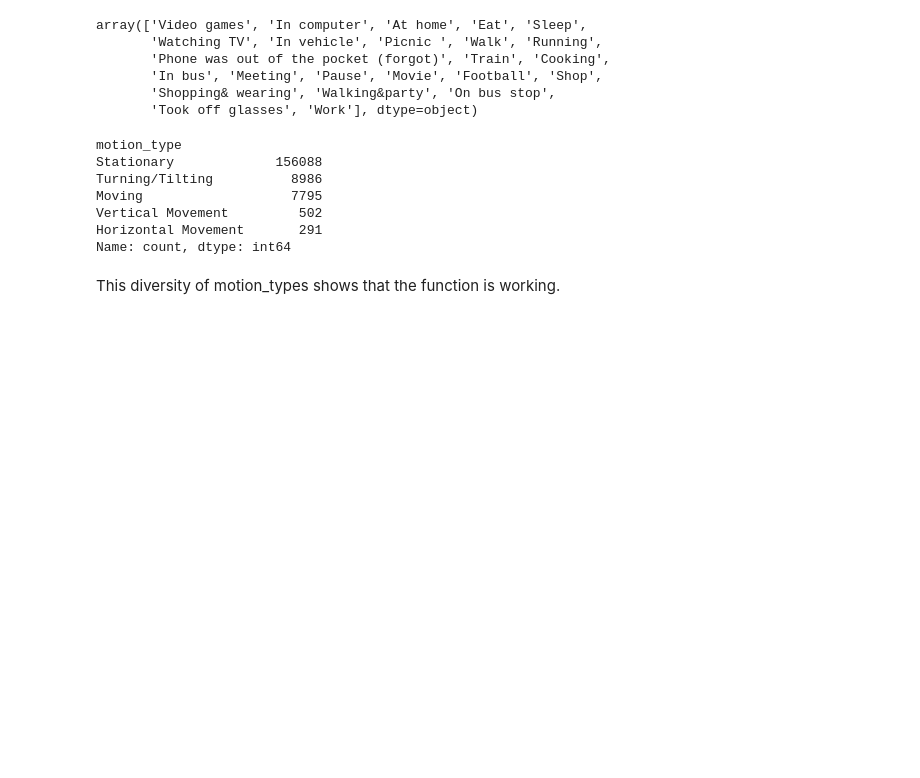
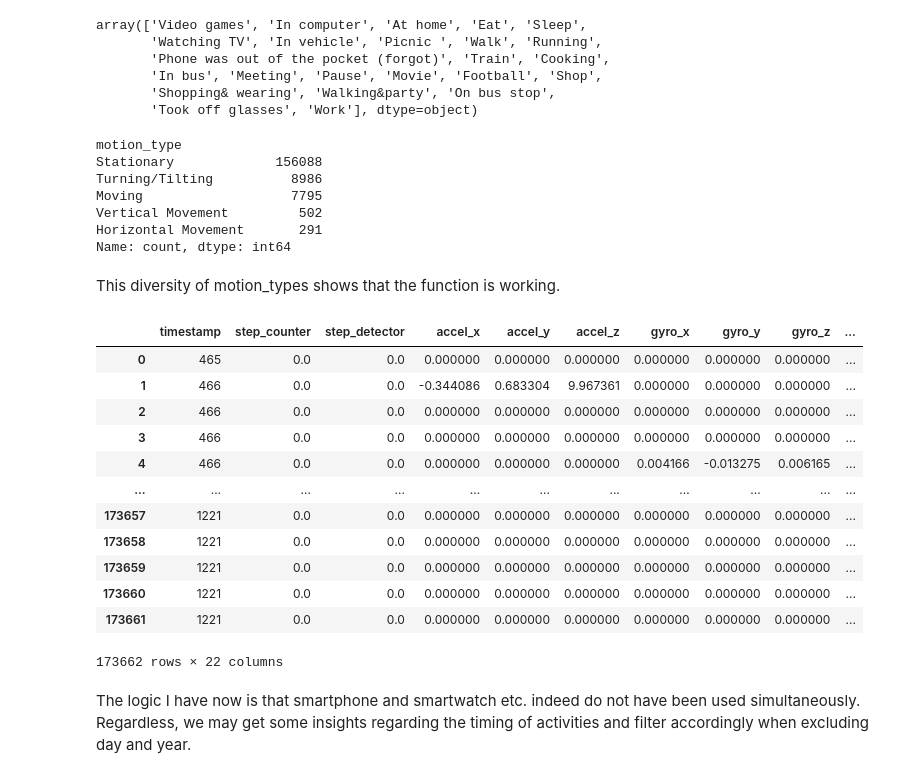
Before and after one commit to twotango/messenger, a Jupyter notebook: Research/Weeks/Week_14/Week_14.ipynb, the cells around one changed output. Drawn from its saved outputs; the diff is of its cells as text; code cells hidden in the pictures; blank space fills up the shorter version.

Commit message:
Model Training
Instead of searching for exact same timestamp, I figured it could make sense to look out for same hours and minutes in terms of daily time-activity context.

```diff
--- a/Research/Weeks/Week_14/Week_14.ipynb
+++ b/Research/Weeks/Week_14/Week_14.ipynb
@@ -204,3 +205,27 @@ Horizontal Movement       291
 Name: count, dtype: int64
 # %% [markdown]
 This diversity of motion_types shows that the function is working.
+# %%
+# Assuming 'pivot_data4' is your DataFrame containing the timestamp column
+pivot_data4['timestamp'] = pd.to_datetime(pivot_data4['timestamp'])
+
+# Extract hour and minute from the timestamp and convert to minutes
+pivot_data4['timestamp'] = pivot_data4['timestamp'].dt.hour * 60 + pivot_data4['timestamp'].dt.minute
+# %%
+pivot_data4
+# %% [output]
+|  | timestamp | step_counter | step_detector | accel_x | accel_y | accel_z | gyro_x | gyro_y | gyro_z | ... |
+| 0 | 465 | 0.0 | 0.0 | 0.000000 | 0.000000 | 0.000000 | 0.000000 | 0.000000 | 0.000000 | ... |
+| 1 | 466 | 0.0 | 0.0 | -0.344086 | 0.683304 | 9.967361 | 0.000000 | 0.000000 | 0.000000 | ... |
+| 2 | 466 | 0.0 | 0.0 | 0.000000 | 0.000000 | 0.000000 | 0.000000 | 0.000000 | 0.000000 | ... |
+| 3 | 466 | 0.0 | 0.0 | 0.000000 | 0.000000 | 0.000000 | 0.000000 | 0.000000 | 0.000000 | ... |
+| 4 | 466 | 0.0 | 0.0 | 0.000000 | 0.000000 | 0.000000 | 0.004166 | -0.013275 | 0.006165 | ... |
+| ... | ... | ... | ... | ... | ... | ... | ... | ... | ... | ... |
+| 173657 | 1221 | 0.0 | 0.0 | 0.000000 | 0.000000 | 0.000000 | 0.000000 | 0.000000 | 0.000000 | ... |
+| 173658 | 1221 | 0.0 | 0.0 | 0.000000 | 0.000000 | 0.000000 | 0.000000 | 0.000000 | 0.000000 | ... |
+| 173659 | 1221 | 0.0 | 0.0 | 0.000000 | 0.000000 | 0.000000 | 0.000000 | 0.000000 | 0.000000 | ... |
+| 173660 | 1221 | 0.0 | 0.0 | 0.000000 | 0.000000 | 0.000000 | 0.000000 | 0.000000 | 0.000000 | ... |
+| 173661 | 1221 | 0.0 | 0.0 | 0.000000 | 0.000000 | 0.000000 | 0.000000 | 0.000000 | 0.000000 | ... |
+173662 rows × 22 columns
+# %% [markdown]
+The logic I have now is that smartphone and smartwatch etc. indeed do not have been used simultaneously. Regardless, we may get some insights regarding the timing of activities and filter accordingly when excluding day and year.
```
Also changed, not shown: parts of 21 cells of this notebook, 1 other file.
